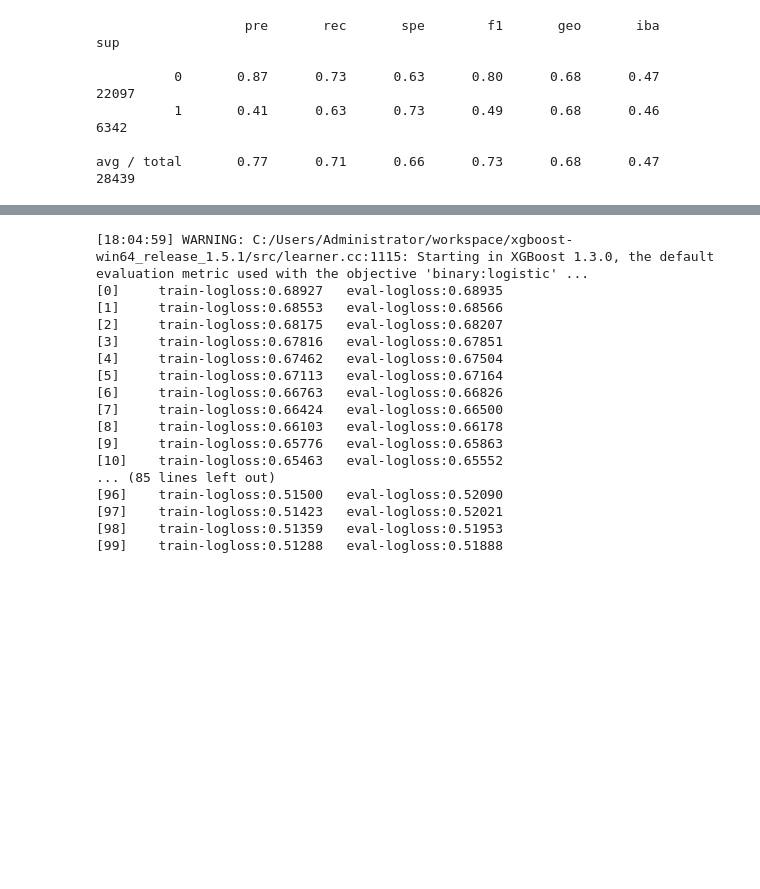
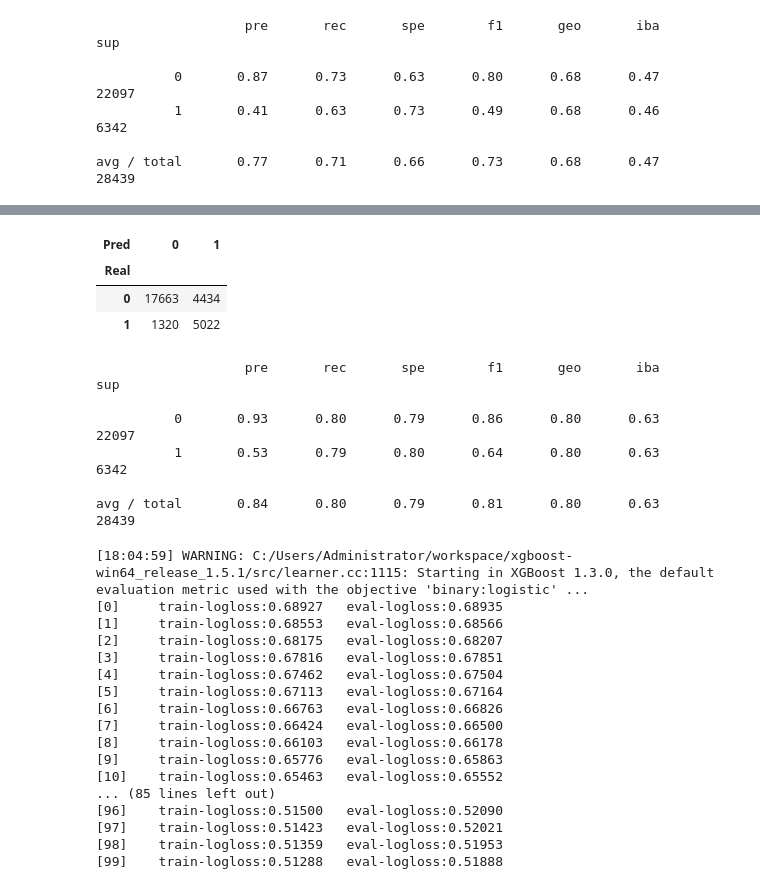
Before and after one commit to Romainpf/RainTomorrw, a Jupyter notebook: fev22_bds_meteo_V4.1.ipynb, the cells around one changed output, grey strips where cells are left out. Saved outputs shown, nothing was run; the diff lists cells and outputs as text; code cells hidden in the pictures; blank space fills up the shorter version.

```diff
--- a/fev22_bds_meteo_V4.1.ipynb
+++ b/fev22_bds_meteo_V4.1.ipynb
@@ -1307,0 +1362,3 @@ avg / total       0.77      0.71      0.66      0.73      0.68      0.47     284
+# %%
+from sklearn.ensemble import GradientBoostingClassifier
+gbcl = GradientBoostingClassifier(random_state=789, loss ='deviance',n_estimators=150)
@@ -1308,3 +1375,23 @@ avg / total       0.77      0.71      0.66      0.73      0.68      0.47     284
+# %%
+gbcl.fit(X_ru_mean,y_ru_mean)
+y_pred_gbcl = gbcl.predict(X_test_mean)
+
+cm = pd.crosstab(y_test_mean, y_pred_gbcl, rownames = ['Real'], colnames = ['Pred'])
+display(cm)
+
+# Autres métriques
+print(classification_report_imbalanced(y_test_mean, y_pred_gbcl))
+# %% [output]
+| Pred | 0 | 1 |
+| Real |  |  |
+| 0 | 17663 | 4434 |
+| 1 | 1320 | 5022 |
+                   pre       rec       spe        f1       geo       iba       sup
+
+          0       0.93      0.80      0.79      0.86      0.80      0.63     22097
+          1       0.53      0.79      0.80      0.64      0.80      0.63      6342
+
+avg / total       0.84      0.80      0.79      0.81      0.80      0.63     28439
 # %%
 X,X_valid,y,y_valid = train_test_split(features_knn,target_knn,test_size = 0.1)
 X_train,X_test,y_train,y_test = train_test_split(X,y,test_size = 0.2)
```
Also changed, not shown: parts of 4 cells of this notebook.
